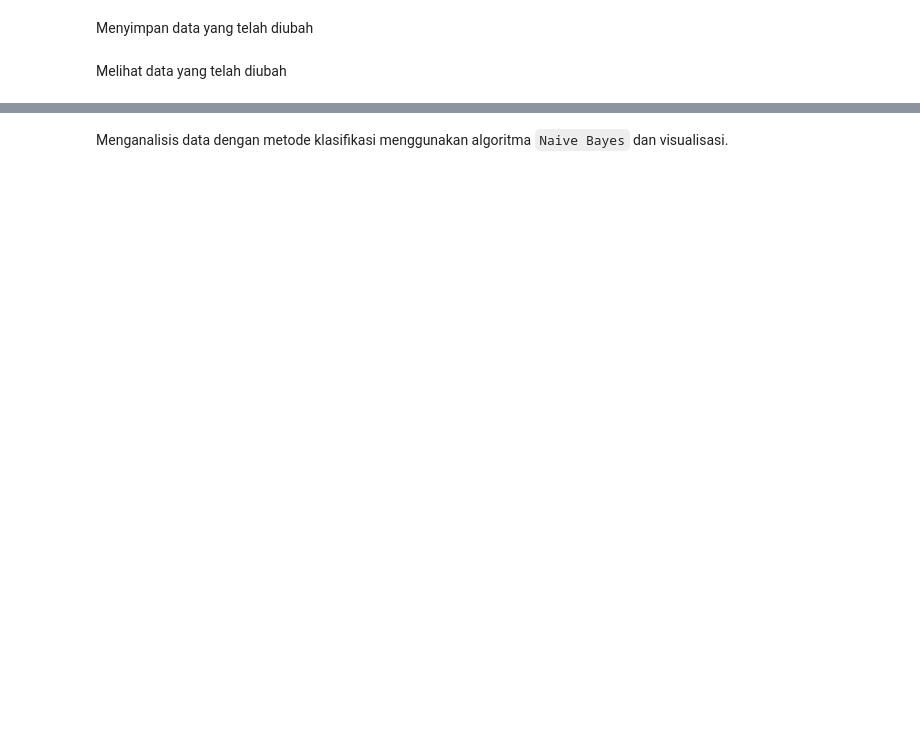
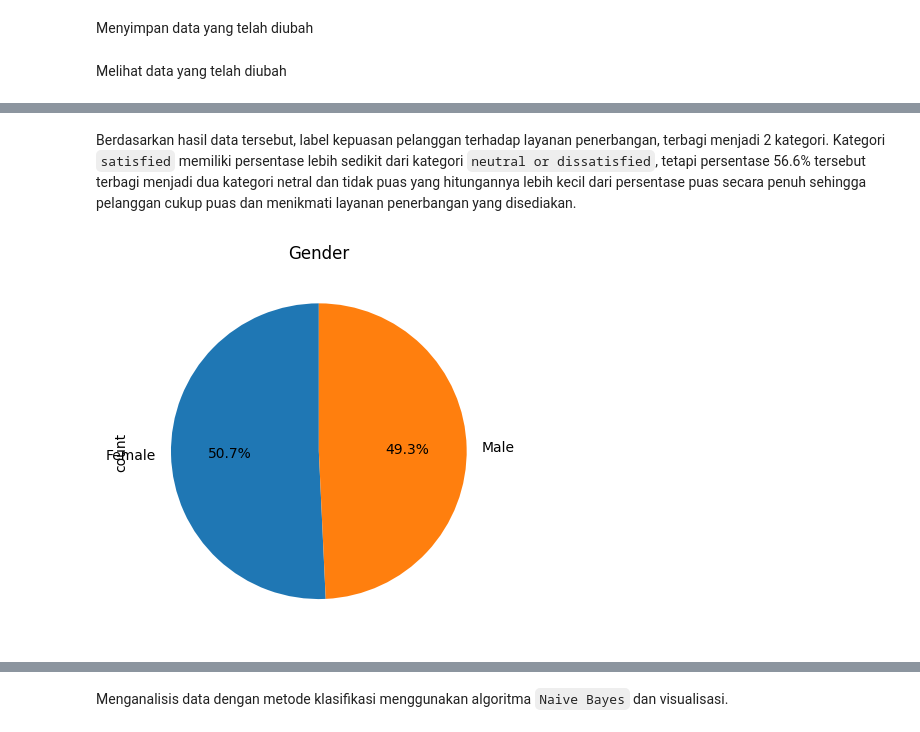
Before and after one commit to Dzoel31/Data-Mining-Classification-Clustering, a Jupyter notebook: Project_UAS_DMDW.ipynb, the cells around one changed output, grey strips where cells are left out. Cells and saved outputs as stored; diff of their text form; code cells hidden in the pictures; blank space fills up the shorter version.

````diff
--- a/Project_UAS_DMDW.ipynb
+++ b/Project_UAS_DMDW.ipynb
@@ -437,0 +484,8 @@ df_merge
+# %% [markdown]
+Berdasarkan hasil data tersebut, label kepuasan pelanggan terhadap layanan penerbangan, terbagi menjadi 2 kategori. Kategori ```satisfied``` memiliki persentase lebih sedikit dari kategori ```neutral or dissatisfied```, tetapi persentase 56.6% tersebut terbagi menjadi dua kategori netral dan tidak puas yang hitungannya lebih kecil dari persentase puas secara penuh sehingga pelanggan cukup puas dan menikmati layanan penerbangan yang disediakan.
+# %%
+df_merge['Gender'].value_counts().plot.pie(autopct='%1.1f%%', startangle=90)
+plt.title('Gender')
+plt.show()
+# %% [output]
+[figure, added]
````
Also changed, not shown: parts of 66 cells of this notebook, 2 other files.
